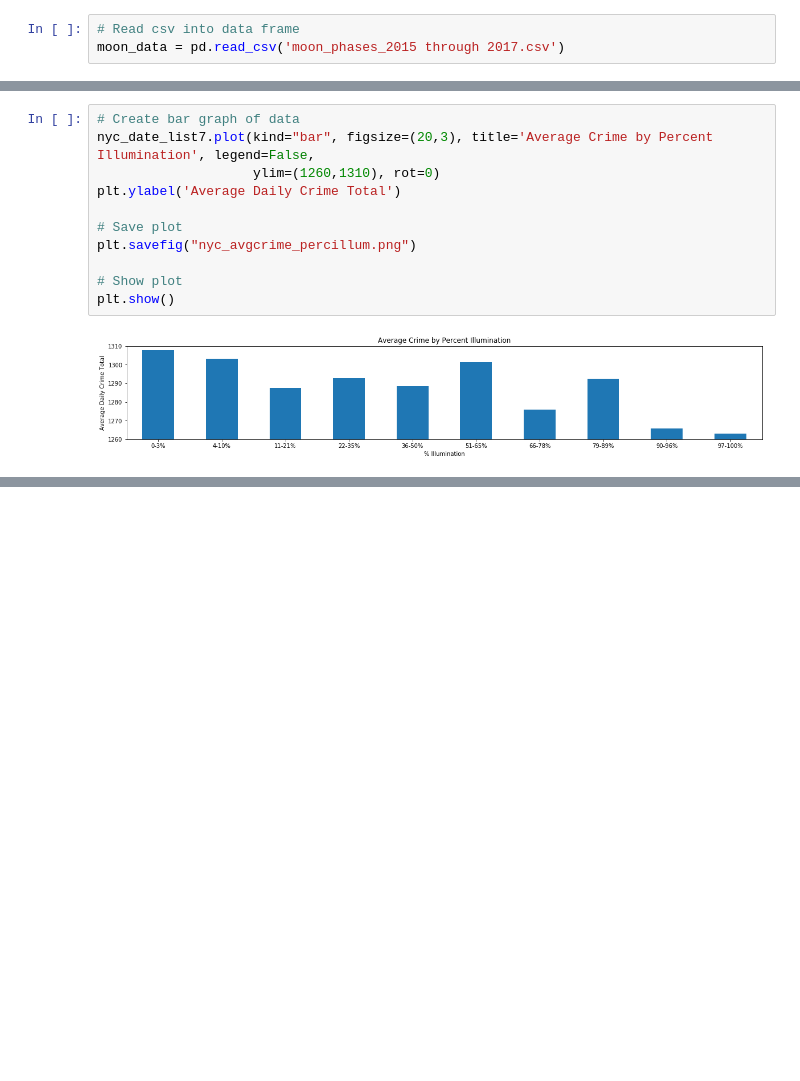
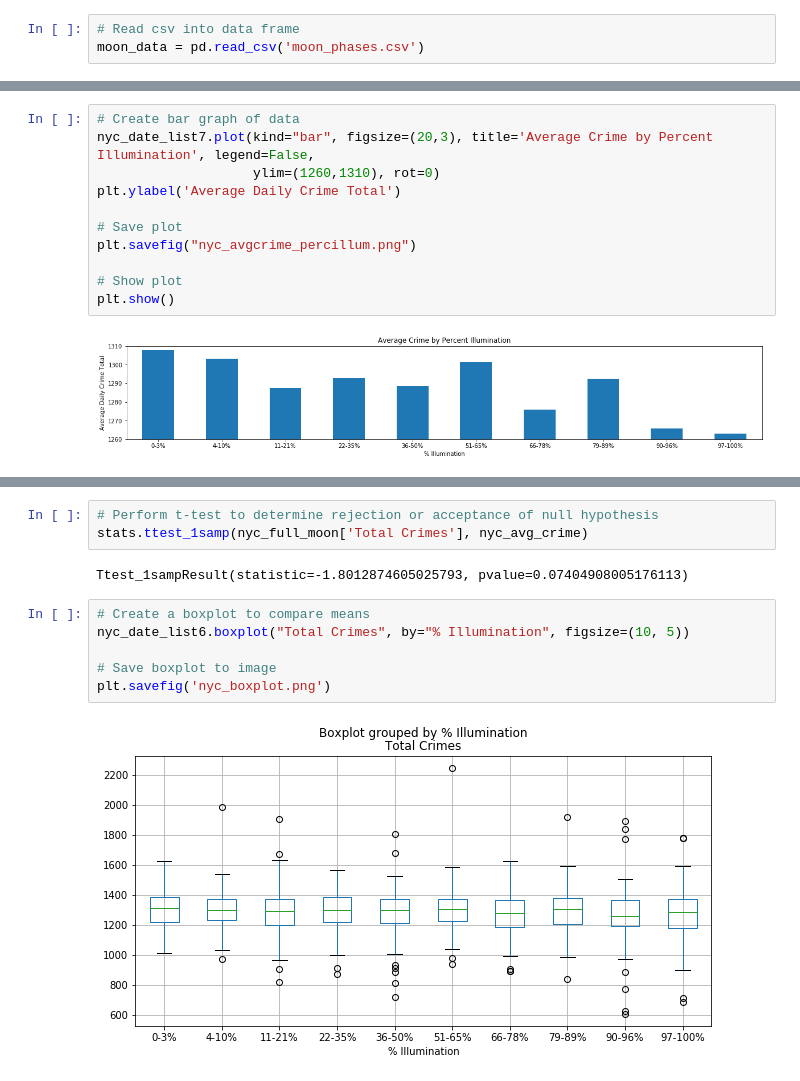
Before and after one commit to knwright/ProgressBar, a Jupyter notebook: JustinWorksheet.ipynb, the cells around one changed output, grey strips where cells are left out. Drawn from its saved outputs; the diff is of its cells as text; blank space fills up the shorter version.

```diff
--- a/JustinWorksheet.ipynb
+++ b/JustinWorksheet.ipynb
@@ -35,7 +36,7 @@ pd.options.mode.chained_assignment = None
 nyc_crime_data['Date'] = nyc_crime_data['Date'].apply(lambda x : dt.datetime.strptime(x, '%m/%d/%Y'))
 # %%
 # Read csv into data frame
-moon_data = pd.read_csv('moon_phases_2015 through 2017.csv')
+moon_data = pd.read_csv('moon_phases.csv')
 # %%
 # Change date format
 moon_data['Full Date'] = moon_data['Full Date'].apply(lambda x : dt.datetime.strptime(x, '%m/%d/%Y'))
@@ -135,0 +159,13 @@ plt.show()
+# %%
+# Perform t-test to determine rejection or acceptance of null hypothesis
+stats.ttest_1samp(nyc_full_moon['Total Crimes'], nyc_avg_crime)
+# %% [output]
+Ttest_1sampResult(statistic=-1.8012874605025793, pvalue=0.07404908005176113)
+# %%
+# Create a boxplot to compare means
+nyc_date_list6.boxplot("Total Crimes", by="% Illumination", figsize=(10, 5))
+
+# Save boxplot to image
+plt.savefig('nyc_boxplot.png')
+# %% [output]
+[figure, added]
```
Also changed, not shown: parts of 9 cells of this notebook, 3 other files.
